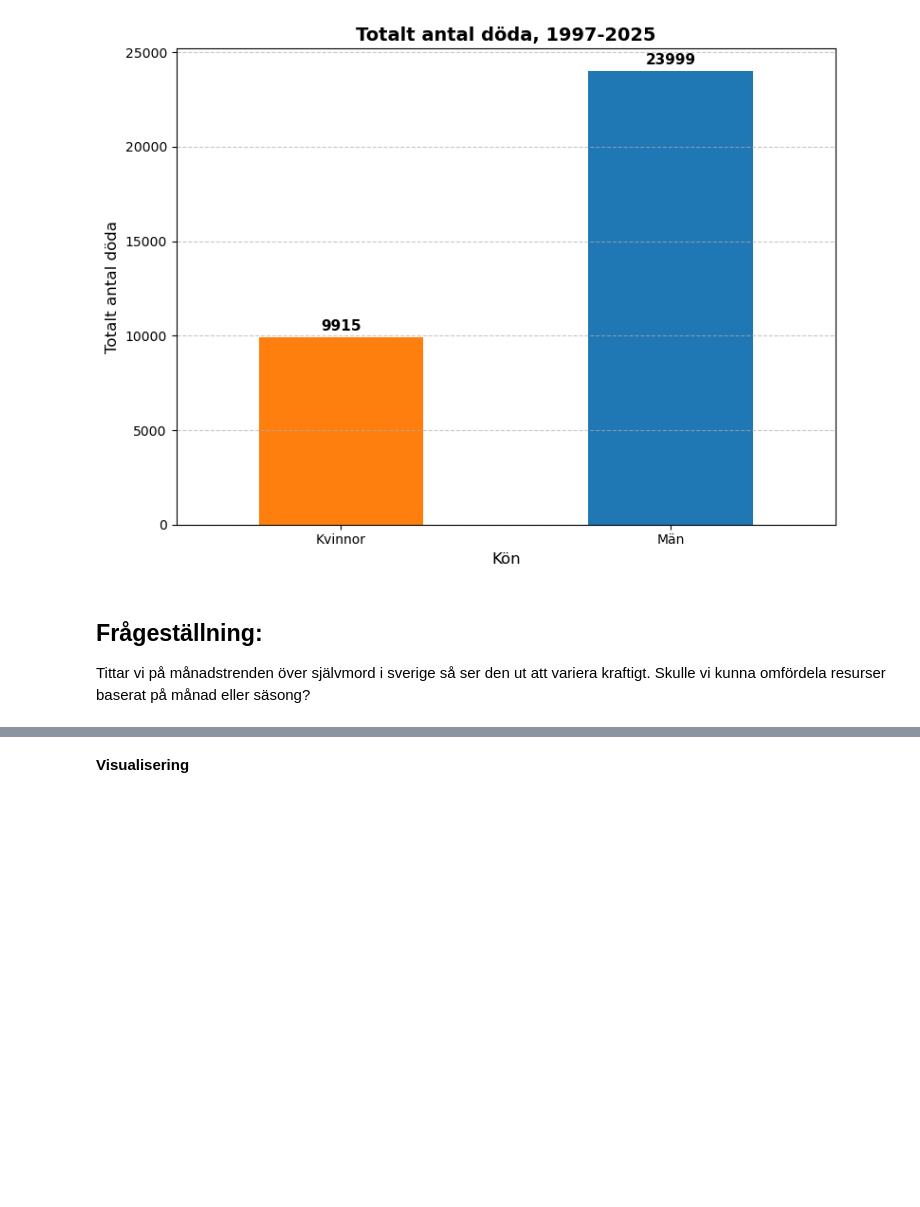
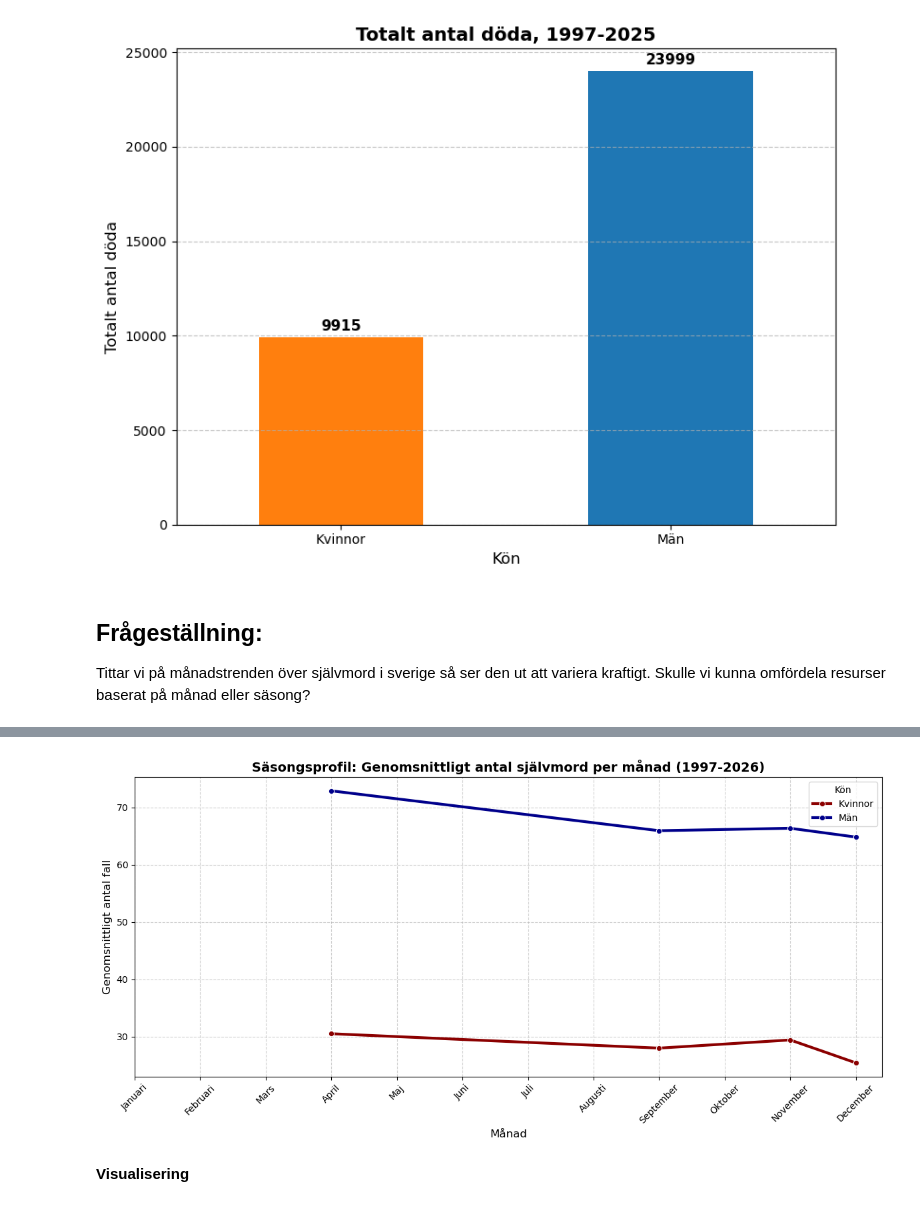
Before and after one commit to RickardAnd/projekt-grupp6, a Jupyter notebook: projekt_grupp6.ipynb, the cells around one changed output, grey strips where cells are left out. Cells and saved outputs as stored; diff of their text form; code cells hidden in the pictures; blank space fills up the shorter version.

```diff
--- a/projekt_grupp6.ipynb
+++ b/projekt_grupp6.ipynb
@@ -452,2 +380,60 @@ Resultat för Kvinnor:
+# %%
+import matplotlib.pyplot as plt
+import seaborn as sns
+import pandas as pd
+
+# --- 1. SKAPA KORREKT MÅNADSSORTERING ---
+# Vi ser till att månaderna ritas i rätt ordning på X-axeln
+manads_ordning = ['Januari', 'Februari', 'Mars', 'April', 'Maj', 'Juni',
+                  'Juli', 'Augusti', 'September', 'Oktober', 'November', 'December']
+
+# Skapa en kopia av datan och städa kolumnen (om den heter 'Månad' i ditt skript)
+df_snitt = data_rows.copy()
+
+# Om din kolumn innehåller t.ex. "1997M01", plockar vi ut bara månadsnumret/namnet.
+# Men eftersom vi vet att din 'Månad'-kolumn fungerade med pd.to_datetime nyss,
+# kan vi hämta månadsnamnet direkt från det äkta datumet!
+df_snitt['Månadsnamn_Svenska'] = df_snitt['Datum'].dt.strftime('%B')
+
+# Översätt engelska månadsnamn till svenska (om datorn är inställd på engelska)
+eng_till_sve = {
+    'January': 'Januari', 'February': 'Februari', 'March': 'Mars', 'April': 'April',
+    'May': 'Maj', 'June': 'Juni', 'July': 'Juili', 'August': 'Augusti',
+    'September': 'September', 'October': 'Oktober', 'November': 'November', 'December': 'December'
+}
+df_snitt['Månadsnamn_Svenska'] = df_snitt['Månadsnamn_Svenska'].replace(eng_till_sve)
+
+# --- 2. BERÄKNA SNITTET PER MÅNAD OCH KÖN ---
+# Vi grupperar på Kön och Månadsnamn och tar medelvärdet över alla år
+snitt_profil = df_snitt.groupby(['Kön', 'Månadsnamn_Svenska'])['Antal'].mean().reset_index()
+
+# --- 3. BYGG DIAGRAMMET ---
+plt.figure(figsize=(12, 6))
+
+sns.lineplot(
+    data=snitt_profil,
+    x='Månadsnamn_Svenska',
+    y='Antal',
+    hue='Kön',
+    sort=False, # Vi styr sorteringen själva med axeln nedan
+    marker='o',
+    linewidth=3,
+    palette={'Män': 'darkblue', 'Kvinnor': 'darkred', 'Båda könen': 'gray'}
+)
+
+# Tvinga X-axeln att använda vår korrekta ordning (Jan -> Dec)
+plt.xticks(ticks=range(12), labels=manads_ordning, rotation=45)
+
+# Formatering
+plt.title('Säsongsprofil: Genomsnittligt antal självmord per månad (1997-2026)', fontsize=14, fontweight='bold')
+plt.xlabel('Månad', fontsize=12)
+plt.ylabel('Genomsnittligt antal fall', fontsize=12)
+plt.grid(True, linestyle='--', alpha=0.6)
+plt.tight_layout()
+
+# Visa diagrammet
+plt.show()
+# %% [output]
+[figure, added]
 # %% [markdown]
 **Visualisering**
```
Also changed, not shown: parts of 6 cells of this notebook.
